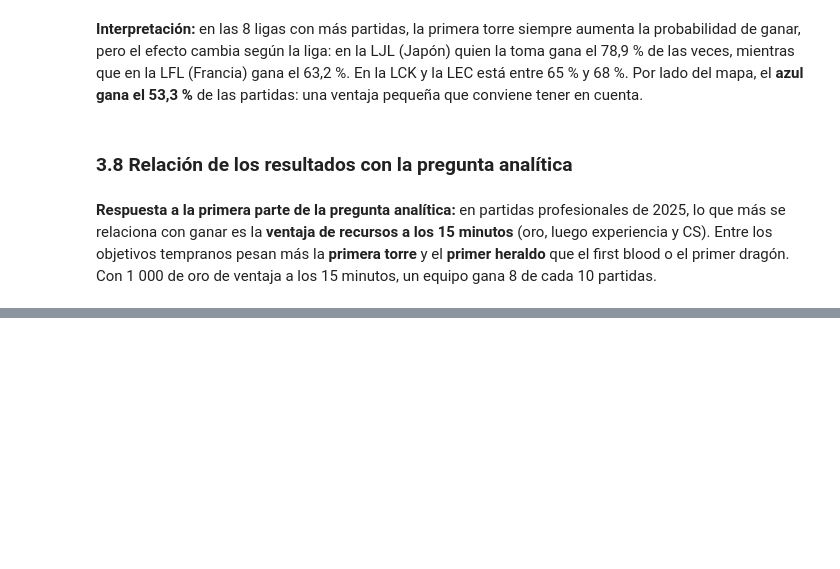
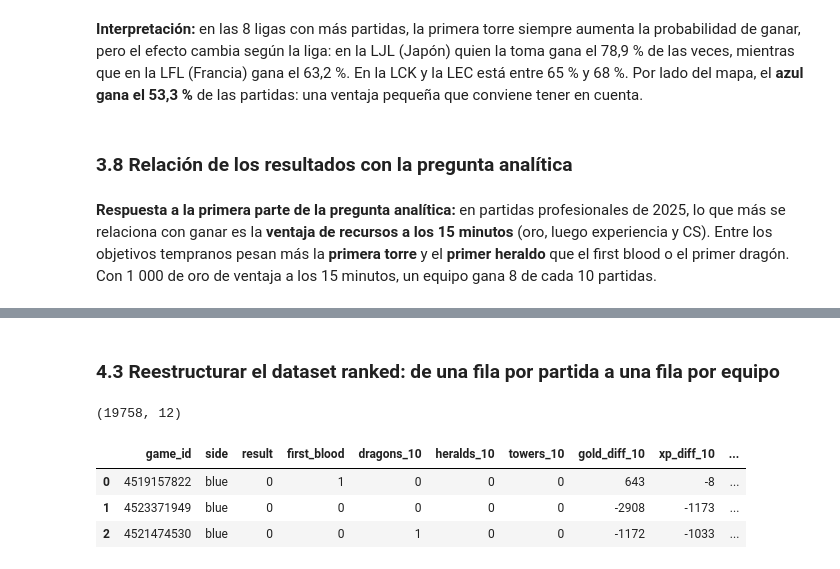
Before and after one commit to juancamilomontes/proyecto-lol-ciencia-datos, a Jupyter notebook: notebooks/data_preparation.ipynb, the cells around one changed output, grey strips where cells are left out. Saved outputs shown, nothing was run; the diff lists cells and outputs as text; code cells hidden in the pictures; blank space fills up the shorter version.

```diff
--- a/notebooks/data_preparation.ipynb
+++ b/notebooks/data_preparation.ipynb
@@ -710,0 +770,40 @@ Name: result, dtype: float64
+# %% [markdown]
+### 4.3 Reestructurar el dataset ranked: de una fila por partida a una fila por equipo
+# %%
+def equipo_ranked(df, lado, rival):
+    """Extrae las variables de un equipo (lado) con el mismo esquema del dataset profesional."""
+    signo = 1 if lado == 'blue' else -1
+    return pd.DataFrame({
+        'game_id': df['gameId'],
+        'side': lado,
+        'result': df['blueWins'] if lado == 'blue' else 1 - df['blueWins'],
+        'first_blood': df[f'{lado}FirstBlood'],
+        'dragons_10': df[f'{lado}Dragons'],
+        'heralds_10': df[f'{lado}Heralds'],
+        'towers_10': df[f'{lado}TowersDestroyed'],
+        'gold_diff_10': signo * df['blueGoldDiff'],
+        'xp_diff_10': signo * df['blueExperienceDiff'],
+        'cs_diff_10': (df[f'{lado}TotalMinionsKilled'] + df[f'{lado}TotalJungleMinionsKilled'])
+                      - (df[f'{rival}TotalMinionsKilled'] + df[f'{rival}TotalJungleMinionsKilled']),
+        'kills_10': df[f'{lado}Kills'],
+        'deaths_10': df[f'{lado}Deaths'],
+    })
+
+ranked_teams = pd.concat([equipo_ranked(ranked_clean, 'blue', 'red'),
+                          equipo_ranked(ranked_clean, 'red', 'blue')], ignore_index=True)
+ranked_teams = ranked_teams.astype({'side': 'category', 'result': 'int8'})
+
+partidas_r = ranked_teams.groupby('game_id')
+assert len(ranked_teams) == 2 * len(ranked_clean), 'deben quedar 2 filas por partida'
+assert (partidas_r.size() == 2).all()
+assert (partidas_r['result'].sum() == 1).all(), 'un ganador por partida'
+assert (partidas_r['gold_diff_10'].sum() == 0).all(), 'oro no simétrico'
+assert (partidas_r['first_blood'].sum() == 1).all(), 'first blood de un solo equipo'
+print(ranked_teams.shape)
+ranked_teams.head(3)
+# %% [output]
+(19758, 12)
+|  | game_id | side | result | first_blood | dragons_10 | heralds_10 | towers_10 | gold_diff_10 | xp_diff_10 | ... |
+| 0 | 4519157822 | blue | 0 | 1 | 0 | 0 | 0 | 643 | -8 | ... |
+| 1 | 4523371949 | blue | 0 | 0 | 0 | 0 | 0 | -2908 | -1173 | ... |
+| 2 | 4521474530 | blue | 0 | 0 | 1 | 0 | 0 | -1172 | -1033 | ... |
```
Also changed, not shown: parts of 25 cells of this notebook, 12 other files.
